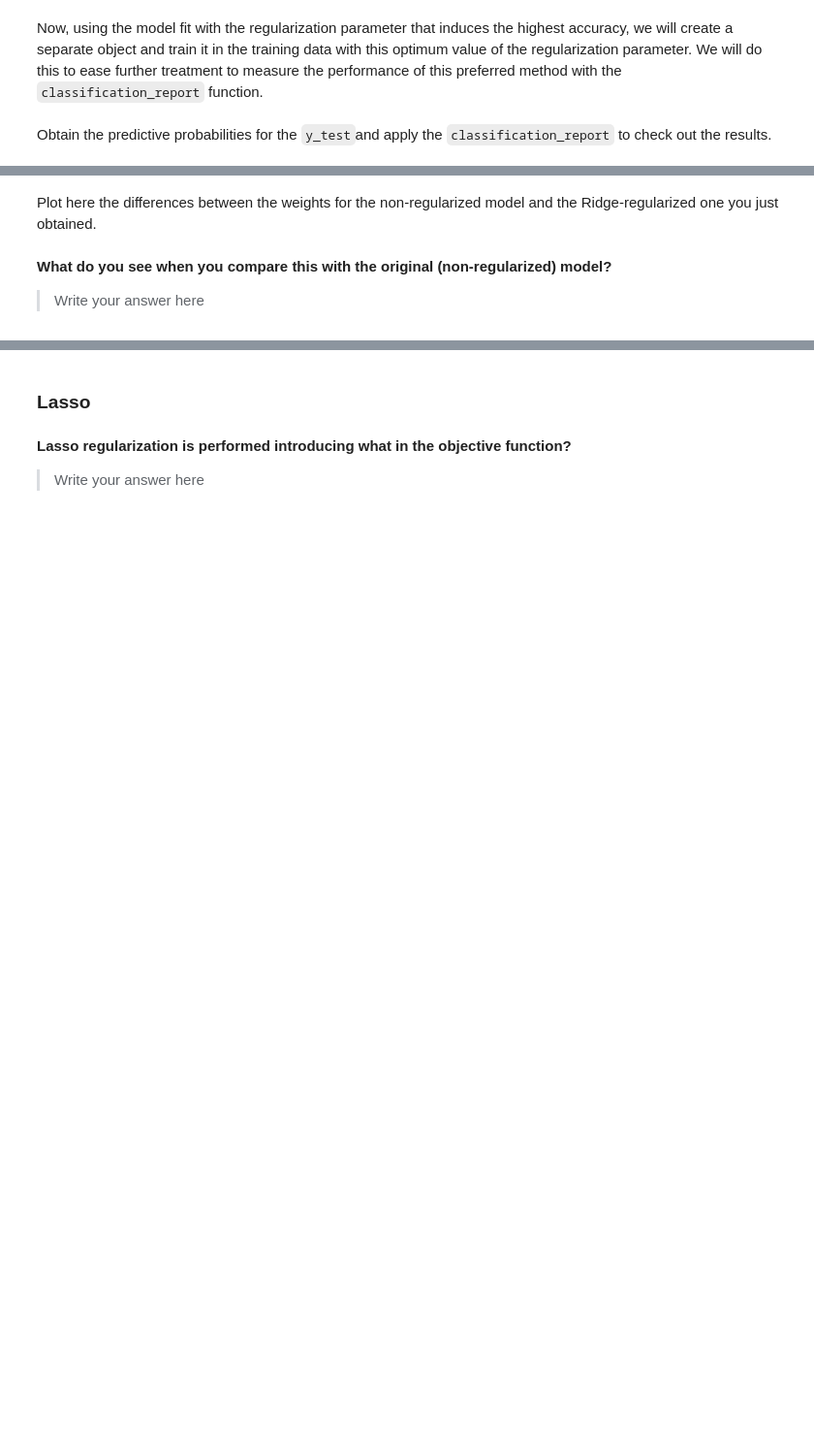
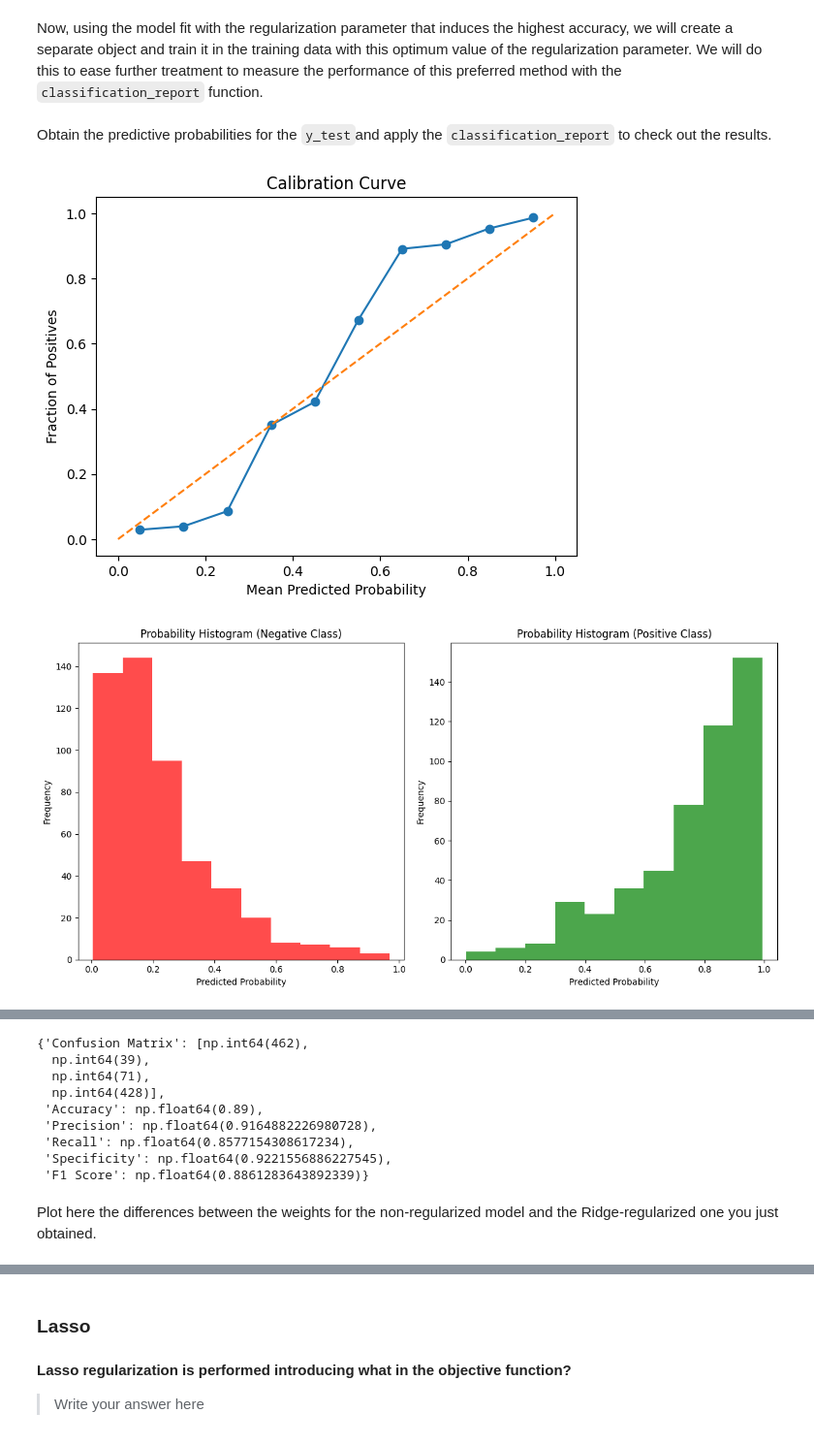
Before and after one commit to ICAI-IMAT-ML/p2-5-202307302, a Jupyter notebook: notebook/Lab2_5_LogisticRegression_and_regularization.ipynb, the cells around one changed output, grey strips where cells are left out. Shown at 97% size. Drawn from its saved outputs; the diff is of its cells as text; code cells hidden in the pictures; blank space fills up the shorter version.

```diff
--- a/notebook/Lab2_5_LogisticRegression_and_regularization.ipynb
+++ b/notebook/Lab2_5_LogisticRegression_and_regularization.ipynb
@@ -268,11 +311,10 @@ Now, using the model fit with the regularization parameter that induces the high
 # Initialize the LogisticRegressor model with the optimum C
 LogReg_optimum_C_Ridge = LogisticRegressor()
 
-# TODO: Train the model using the training data and the optimum C
 LogReg_optimum_C_Ridge.fit(X_train, y_train,
                            learning_rate = learning_rate,
                            num_iterations = num_iterations,
                            penalty = 'ridge',
-                           C = None)
+                           C = valor_C)
 # %% [markdown]
 Obtain the predictive probabilities for the `y_test`and apply the `classification_report` to check out the results.
@@ -282,0 +321,6 @@ classification_report(None, None, 1)
+# %%
+y_test_prob = LogReg_optimum_C_Ridge.predict_proba(X_test)
+classification_report(y_test, y_test_prob, 1)
+# %% [output]
+[figure, added]
+[figure, added]
@@ -283,2 +328,11 @@ classification_report(None, None, 1)
+{'Confusion Matrix': [np.int64(462),
+  np.int64(39),
+  np.int64(71),
+  np.int64(428)],
+ 'Accuracy': np.float64(0.89),
+ 'Precision': np.float64(0.9164882226980728),
+ 'Recall': np.float64(0.8577154308617234),
+ 'Specificity': np.float64(0.9221556886227545),
+ 'F1 Score': np.float64(0.8861283643892339)}
 # %% [markdown]
 Plot here the differences between the weights for the non-regularized model and the Ridge-regularized one you just obtained.
@@ -287,4 +338,0 @@ Plot here the differences between the weights for the non-regularized model and
-# %% [markdown]
-**What do you see when you compare this with the original (non-regularized) model?**
-
-> Write your answer here
```
Also changed, not shown: parts of 39 cells of this notebook, 2 other files.
